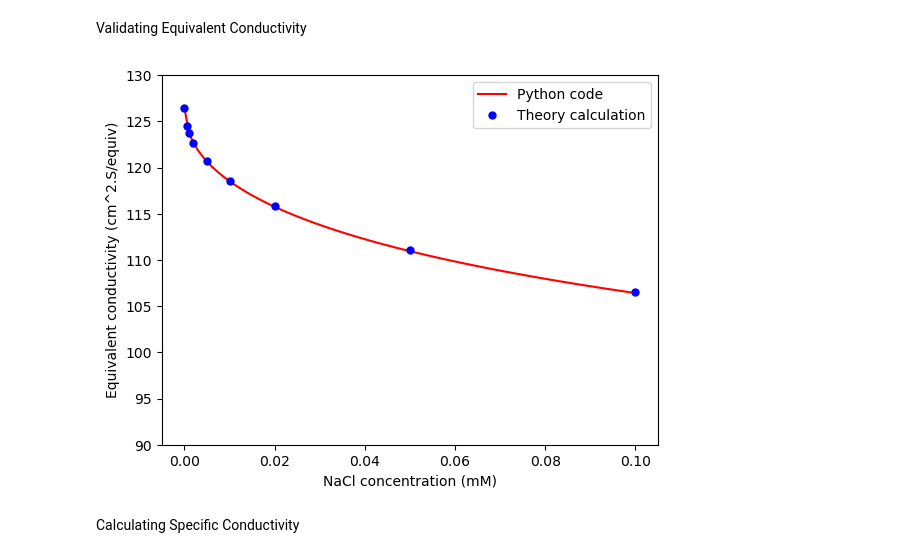
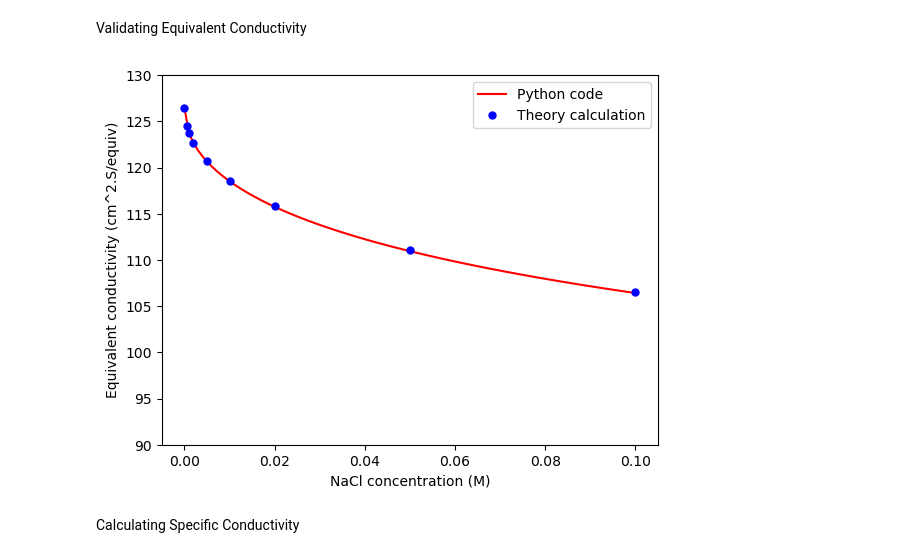
Before and after one commit to dowlinglab/salts-conductivity-modelling, a Jupyter notebook: Equivalent-conductivity.ipynb, the cells around one changed output. Saved outputs shown, nothing was run; the diff lists cells and outputs as text; code cells hidden in the pictures.

```diff
--- a/Equivalent-conductivity.ipynb
+++ b/Equivalent-conductivity.ipynb
@@ -94,14 +94,14 @@ equiv_cond_smooth = cond_calc_ref(conc_smooth)
 # %%
 # making plot comparison of data values and calculated
 plt.plot(conc_smooth, equiv_cond_smooth, "r-", label="Python code")
 plt.plot(conc, equiv_cond, "b.", markersize=10, label="Theory calculation")
-plt.xlabel("NaCl concentration (mM)")
+plt.xlabel("NaCl concentration (M)")
 plt.ylabel("Equivalent conductivity (cm^2.S/equiv)")
 plt.ylim((90, 130))
 plt.legend()
 plt.show()
 # %% [output]
-[figure, old version]
+[figure, new version]
 # %% [markdown]
 Calculating Specific Conductivity
 # %%
```
Also changed, not shown: parts of 8 cells of this notebook.
